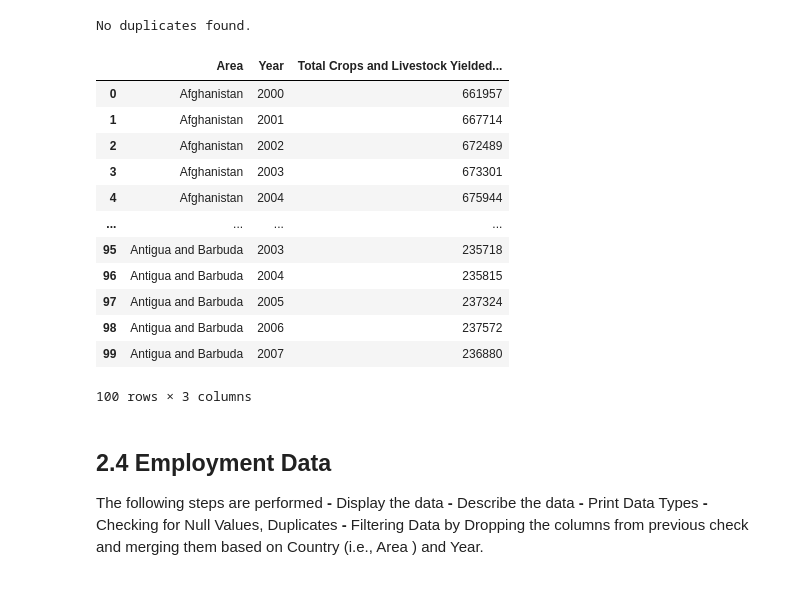
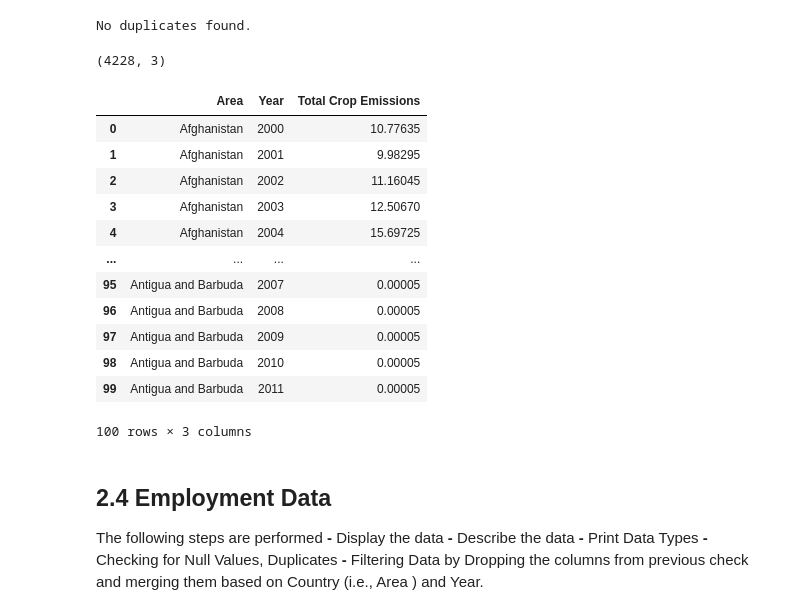
Before and after one commit to thepercyj/MLP, a Jupyter notebook: Assignment_Masters.ipynb, the cells around one changed output. Cells and saved outputs as stored; diff of their text form; code cells hidden in the pictures.

```diff
--- a/Assignment_Masters.ipynb
+++ b/Assignment_Masters.ipynb
@@ -313,32 +464,36 @@ Total Crops and Livestock Yielded per 100g/ha    0
 dtype: int64
 # %%
 # Check for duplicates
-duplicates_found = crops_prod_df.duplicated().sum()
+duplicates_found = emissions_df.duplicated().sum()
 
 # If duplicates are found, remove them
 if duplicates_found > 0:
-    crops_prod_df.drop_duplicates(inplace=True)
+    emissions_df.drop_duplicates(inplace=True)
     print("Duplicates removed.")
 else:
     print("No duplicates found.")
 # %% [output]
 No duplicates found.
+# %%
+emissions_df.shape
+# %% [output]
+(4228, 3)
 # %%
 # display final dataset
-crops_prod_df.head(100)
+emissions_df.head(100)
 # %% [output]
-|  | Area | Year | Total Crops and Livestock Yielded... |
-| 0 | Afghanistan | 2000 | 661957 |
-| 1 | Afghanistan | 2001 | 667714 |
-| 2 | Afghanistan | 2002 | 672489 |
-| 3 | Afghanistan | 2003 | 673301 |
-| 4 | Afghanistan | 2004 | 675944 |
+|  | Area | Year | Total Crop Emissions |
+| 0 | Afghanistan | 2000 | 10.77635 |
+| 1 | Afghanistan | 2001 | 9.98295 |
+| 2 | Afghanistan | 2002 | 11.16045 |
+| 3 | Afghanistan | 2003 | 12.50670 |
+| 4 | Afghanistan | 2004 | 15.69725 |
 | ... | ... | ... | ... |
-| 95 | Antigua and Barbuda | 2003 | 235718 |
-| 96 | Antigua and Barbuda | 2004 | 235815 |
-| 97 | Antigua and Barbuda | 2005 | 237324 |
-| 98 | Antigua and Barbuda | 2006 | 237572 |
-| 99 | Antigua and Barbuda | 2007 | 236880 |
+| 95 | Antigua and Barbuda | 2007 | 0.00005 |
+| 96 | Antigua and Barbuda | 2008 | 0.00005 |
+| 97 | Antigua and Barbuda | 2009 | 0.00005 |
+| 98 | Antigua and Barbuda | 2010 | 0.00005 |
+| 99 | Antigua and Barbuda | 2011 | 0.00005 |
 100 rows × 3 columns
 # %% [markdown]
 ## 2.4 Employment Data
```
Also changed, not shown: parts of 153 cells of this notebook.
